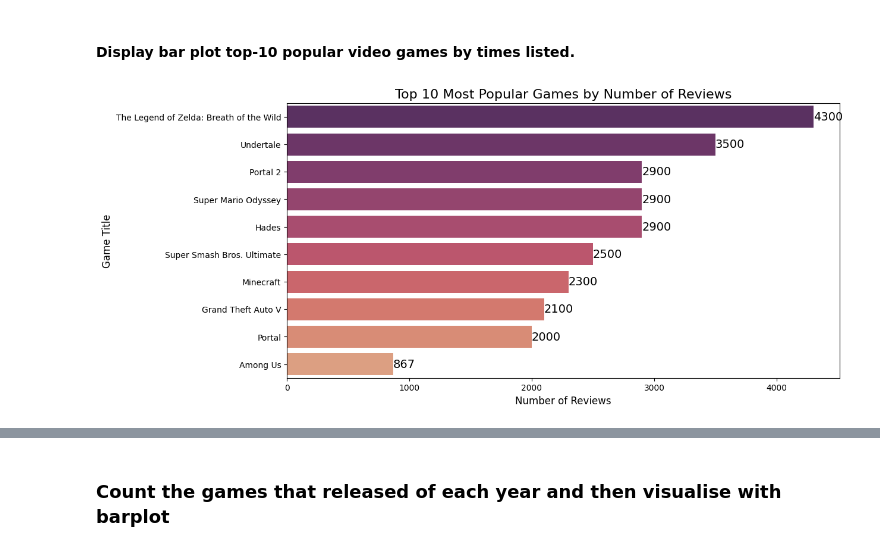
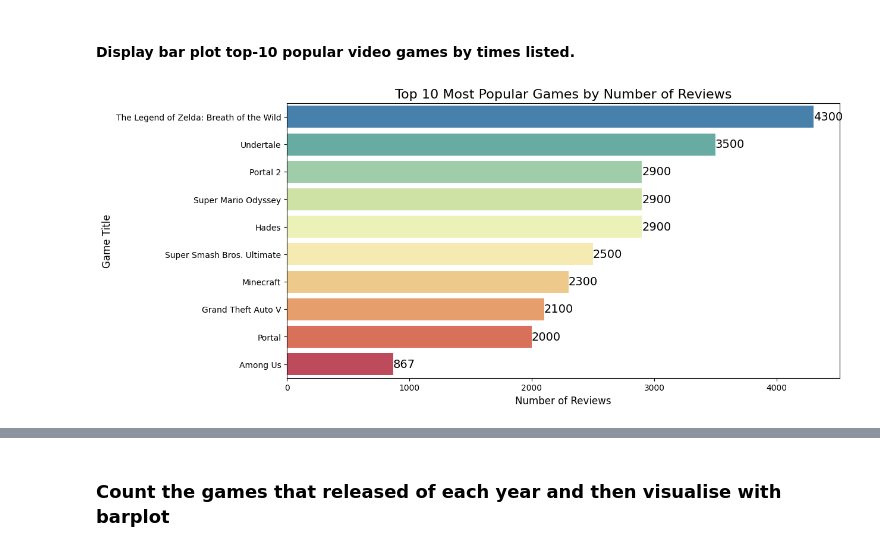
Before and after one commit to IrronRoman19/final-project-data, a Jupyter notebook: eda-project-tovtech-video-game-reviews.ipynb, the cells around one changed output, grey strips where cells are left out. Saved outputs shown, nothing was run; the diff lists cells and outputs as text; code cells hidden in the pictures.

Commit message:
Kaggle Notebook | EDA Project (TovTech) - Video Game reviews | Version 11

```diff
--- a/eda-project-tovtech-video-game-reviews.ipynb
+++ b/eda-project-tovtech-video-game-reviews.ipynb
@@ -1376,23 +1350,0 @@ plt.show()
-# %%
-# Sort the data by 'Rating'
-top_weighted_games_by_rating = top_weighted_games.sort_values('Rating', ascending=False)
-
-# Create a color palette with as many colors as there are bars
-palette = sns.color_palette("crest_r", len(top_weighted_games_by_rating))
-
-# Plot with sorted data and mapped palette
-plt.figure(figsize=(12, 6))
-sns.barplot(
-    data=top_weighted_games_by_rating,
-    x='Rating',
-    y='Title',
-    palette=palette
-)
-
-for index, value in enumerate(top_weighted_games_by_rating['Rating']):
-    plt.text(value, index, str(value), fontsize=14, va='center')
-
-plt.title('Top 10 Most Popular Games by Rating', fontsize=16)
-plt.xlabel('Rating', fontsize=12)
-plt.ylabel('Game Title', fontsize=12)
-plt.show()
@@ -1438,25 +1369,25 @@ plt.show()
 # %%
 # Sort the data by 'Times Listed'
 top_weighted_games_by_times = top_weighted_games.sort_values('Number of Reviews', ascending=False)
 
 # Create a color palette with as many colors as there are bars
-palette = sns.color_palette("flare_r", len(top_weighted_games_by_times))
+palette = sns.color_palette("Spectral_r", len(top_weighted_games_by_times))
 
 # Plot with sorted data and mapped palette
 plt.figure(figsize=(12, 6))
 sns.barplot(
     data=top_weighted_games_by_times,
     x='Number of Reviews',
     y='Title',
     palette=palette
 )
 
 for index, value in enumerate(top_weighted_games_by_times['Number of Reviews']):
     plt.text(value, index, str(value), fontsize=14, va='center')
 
 plt.title('Top 10 Most Popular Games by Number of Reviews', fontsize=16)
 plt.xlabel('Number of Reviews', fontsize=12)
 plt.ylabel('Game Title', fontsize=12)
 plt.show()
 # %% [output]
-[figure, old version]
+[figure, new version]
```
Also changed, not shown: parts of 49 cells of this notebook.
